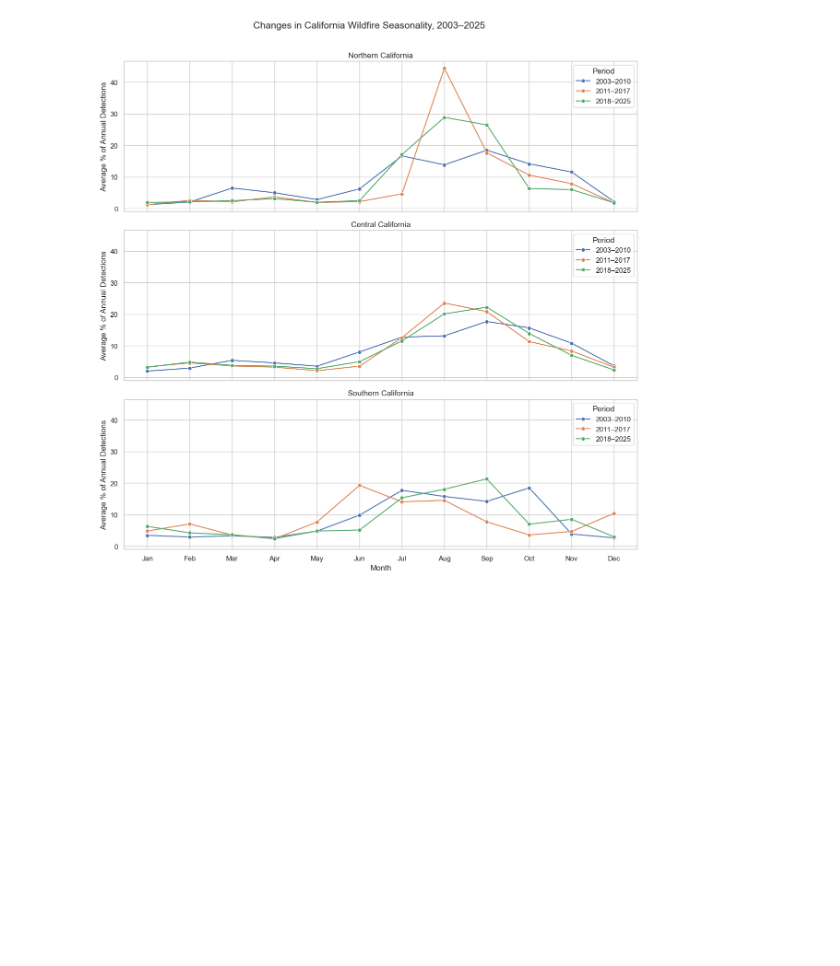
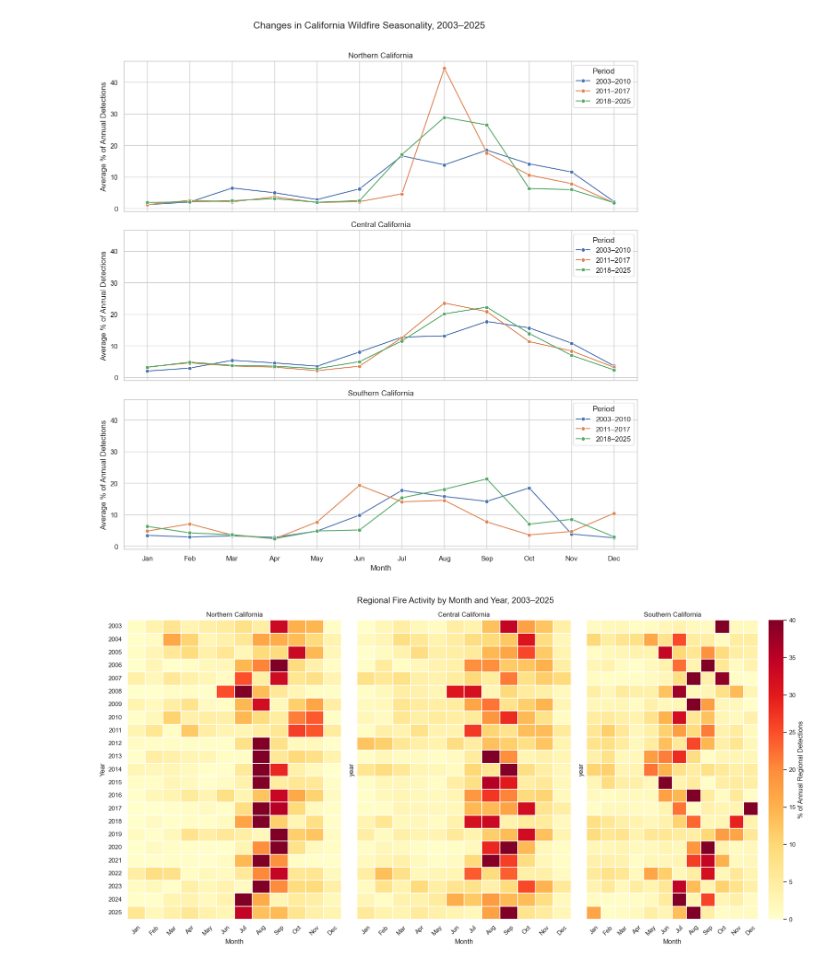
Before and after one commit to vmarroquinguzman/dsc106-project3, a Jupyter notebook: exploratory_vis.ipynb, the cells around one changed output. Cells and saved outputs as stored; diff of their text form; code cells hidden in the pictures; blank space fills up the shorter version.

```diff
--- a/exploratory_vis.ipynb
+++ b/exploratory_vis.ipynb
@@ -717,3 +712,57 @@ plt.tight_layout()
 plt.show()
 # %% [output]
 [figure]
+# %%
+# Graph 7: Regional Fire Activity by Month and Year
+
+month_labels = [
+    "Jan", "Feb", "Mar", "Apr", "May", "Jun",
+    "Jul", "Aug", "Sep", "Oct", "Nov", "Dec"
+]
+
+fig, axes = plt.subplots(1, 3, figsize=(18, 9), sharey=True)
+
+# Consistent color scale across regions
+vmax = region_year_month["percent"].max()
+
+for ax, region in zip(axes, regions):
+
+    subset = region_year_month[
+        region_year_month["region"] == region
+    ]
+
+    heatmap = subset.pivot(
+        index="year",
+        columns="month",
+        values="percent"
+    ).reindex(
+        index=range(2003, 2026),
+        columns=range(1, 13)
+    )
+
+    sns.heatmap(
+        heatmap,
+        cmap="YlOrRd",
+        vmin=0,
+        vmax=40,
+        linewidths=0.2,
+        cbar=ax == axes[-1],
+        cbar_kws={"label": "% of Annual Regional Detections"},
+        ax=ax
+        )
+
+    ax.set_title(region)
+    ax.set_xlabel("Month")
+    ax.set_xticklabels(month_labels, rotation=45)
+
+axes[0].set_ylabel("Year")
+
+fig.suptitle(
+    "Regional Fire Activity by Month and Year, 2003–2025",
+    fontsize=15
+)
+
+plt.tight_layout()
+plt.show()
+# %% [output]
+[figure, added]
```
Also changed, not shown: parts of 5 cells of this notebook.
